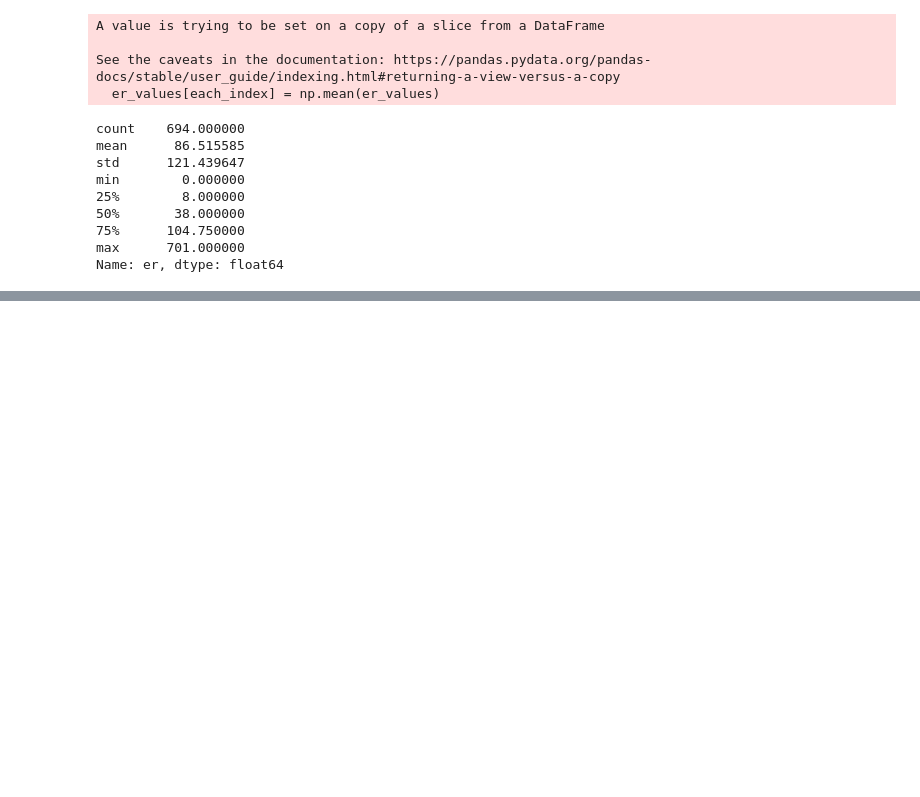
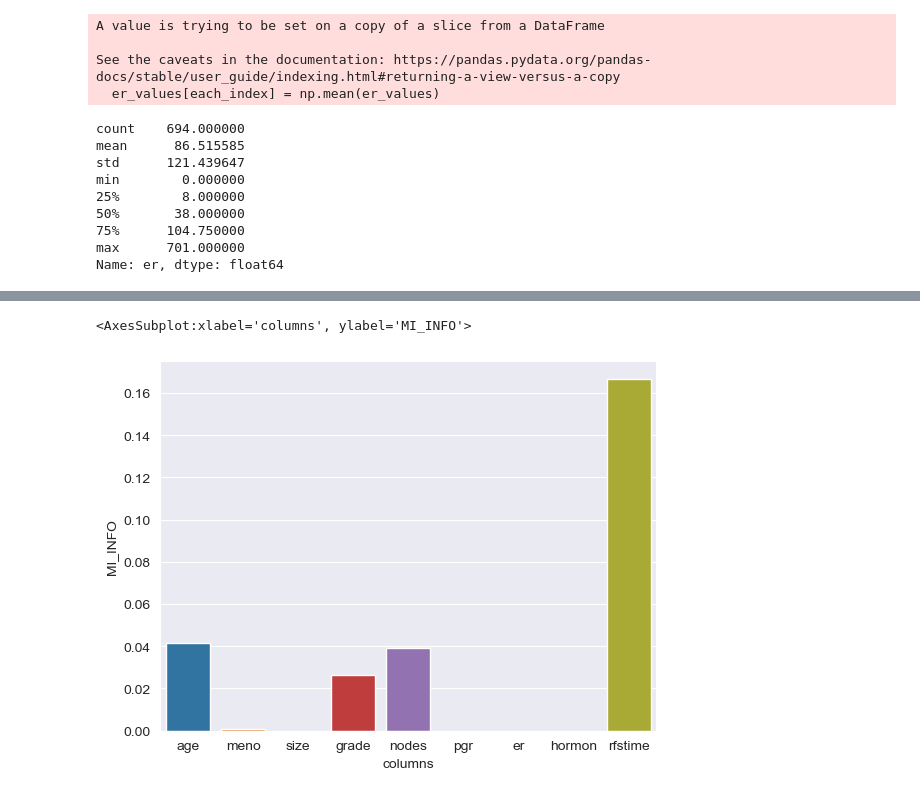
Before and after one commit to cthacker-udel/MLIntro, a Jupyter notebook: notebooks/breast_cancer/index.ipynb, the cells around one changed output, grey strips where cells are left out. Cells and saved outputs as stored; diff of their text form; code cells hidden in the pictures; blank space fills up the shorter version.

```diff
--- a/notebooks/breast_cancer/index.ipynb
+++ b/notebooks/breast_cancer/index.ipynb
@@ -590,0 +605,13 @@ rfc.score(test_x, test_y)
+# %%
+from sklearn.feature_selection import mutual_info_classif
+
+bcd_clone = breast_cancer_dataframe.copy()
+
+mi_classif = mutual_info_classif(bcd_clone.drop(columns=['status', 'Unnamed: 0', 'pid']),
+                                 bcd_clone['status'], discrete_features=bcd_clone['status'])
+
+mi_dataframe = pd.DataFrame({'columns': bcd_clone.drop(columns=['Unnamed: 0', 'status', 'pid']).columns})
+
+mi_dataframe['MI_INFO'] = mi_classif
+
+mi_dataframe
@@ -590,0 +629,5 @@ rfc.score(test_x, test_y)
+# %%
+sns.barplot(mi_dataframe['columns'], mi_dataframe['MI_INFO'])
+# %% [output]
+<AxesSubplot:xlabel='columns', ylabel='MI_INFO'>
+[figure, added]
```
Also changed, not shown: parts of 21 cells of this notebook, 1 other file.
